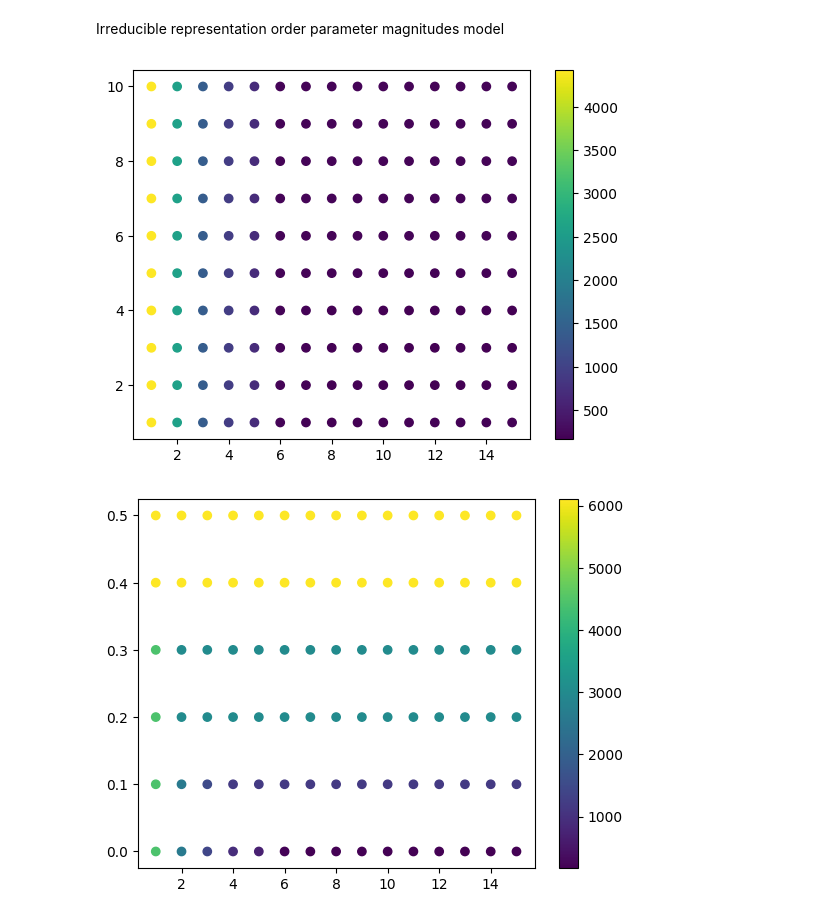
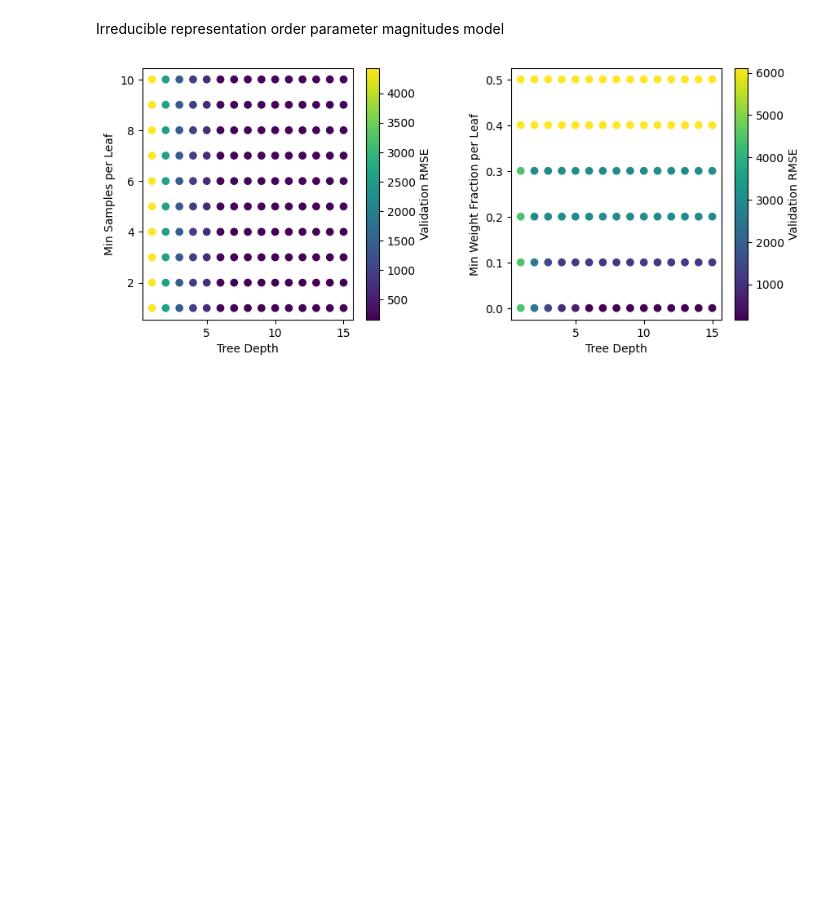
Before and after one commit to zvanfossan/kto-phonon-study, a Jupyter notebook: workflow.ipynb, the cells around one changed output. Saved outputs shown, nothing was run; the diff lists cells and outputs as text; code cells hidden in the pictures; blank space fills up the shorter version.

```diff
--- a/workflow.ipynb
+++ b/workflow.ipynb
@@ -257,7 +257,7 @@ struc_grid_search_results_data = struc_grid_search_results.copy()
 # %% [markdown]
 Irreducible representation order parameter magnitudes model
 # %%
-irrep_grid_search_matrix = irrep_grid_search_results_data[['max depth','min samples per leaf','min weight fraction per leaf','average validation rmse']].to_numpy()
+irrep_grid_search_matrix = irrep_grid_search_results_data[['max depth','min samples per leaf','min weight fraction per leaf','average validation rmse','average train rmse']].to_numpy()
 max_depth_min_samples_array = []
 max_depth_min_weight_array = []
 
@@ -273,12 +273,22 @@ max_depth_min_weight_array_reshaped = np.array(max_depth_min_weight_array)
 # %%
 import matplotlib.pyplot as plt
 import matplotlib.cm as cm
-plt.scatter(max_depth_min_samples_array_reshaped[:,0], max_depth_min_samples_array_reshaped[:,1], c=max_depth_min_samples_array_reshaped[:,3], cmap='viridis')
-plt.colorbar()
+
+fig, (ax1, ax2) = plt.subplots(1, 2, figsize=(10, 4))
+
+sc1 = ax1.scatter(max_depth_min_samples_array_reshaped[:,0], max_depth_min_samples_array_reshaped[:,1], c=max_depth_min_samples_array_reshaped[:,3], cmap='viridis')
+ax1.set_xlabel('Tree Depth')
+ax1.set_ylabel('Min Samples per Leaf')
+cb1 = fig.colorbar(sc1, ax=ax1)
+cb1.set_label('Validation RMSE')  # Title for the colorbar
+
+sc2 = ax2.scatter(max_depth_min_weight_array_reshaped[:,0], max_depth_min_weight_array_reshaped[:,2], c=max_depth_min_weight_array_reshaped[:,3], cmap='viridis')
+ax2.set_xlabel('Tree Depth')
+ax2.set_ylabel('Min Weight Fraction per Leaf')
+cb2 = fig.colorbar(sc2, ax=ax2)
+cb2.set_label('Validation RMSE')  # Title for the colorbar
+
+plt.subplots_adjust(wspace=0.4)  # Adjust the width space between plots
 plt.show()
-plt.scatter(max_depth_min_weight_array_reshaped[:,0], max_depth_min_weight_array_reshaped[:,2], c=max_depth_min_weight_array_reshaped[:,3], cmap='viridis')
-plt.colorbar()
-plt.show()
 # %% [output]
-[figure, old version]
+[figure, new version]
-[figure, removed]
```
Also changed, not shown: parts of 3 cells of this notebook.
